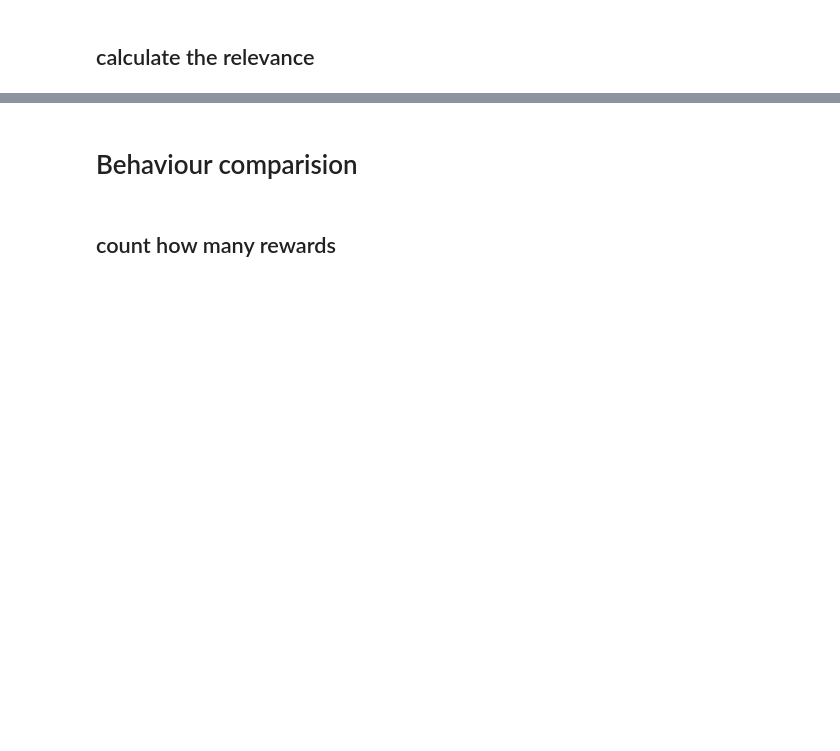
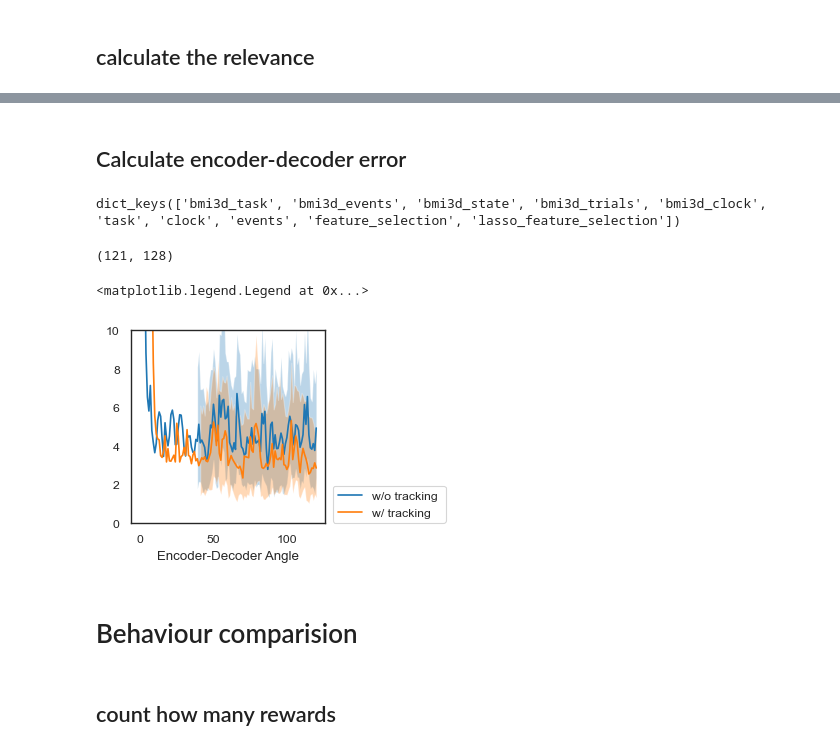
Before and after one commit to sijia66/adaptive_feature_selection, a Jupyter notebook: figure3_lasso_selection/231128_afs_figure3_full_feature_selection_full_lasso_random_seeds.ipynb, the cells around one changed output, grey strips where cells are left out. Cells and saved outputs as stored; diff of their text form; code cells hidden in the pictures; blank space fills up the shorter version.

Commit message:
started plotting the encoder decoder error

```diff
--- a/figure3_lasso_selection/231128_afs_figure3_full_feature_selection_full_lasso_random_seeds.ipynb
+++ b/figure3_lasso_selection/231128_afs_figure3_full_feature_selection_full_lasso_random_seeds.ipynb
@@ -488,3 +482,51 @@ plt.legend(feature_selection_schemes, loc=(1.04,0))
+# %% [markdown]
+## Calculate encoder-decoder error
+# %%
+from convergence_analysis import calc_cosine_to_target_matrix
+
+print(exp_data_all[0].keys())
+i = 0
+
+active_angles_all = []
+active_angles_25_all = []
+active_angles_75_all = []
+
+for i in range(len(exp_data_all)):
+
+    feature_selection_data = exp_data_all[i]['feature_selection']
+    enc_directions = feature_selection_data["sim_C"]
+    dec_directions = feature_selection_data['C_mat']
+
+    angles_hist = calc_cosine_to_target_matrix(dec_directions, enc_directions, deg = True)
+
+    active_angles = np.nanmedian(angles_hist, axis = 1)
+    active_angles_25, active_angles_75 = np.percentile(angles_hist,[25, 75] ,axis = 1)
+
+    # save the results
+    active_angles_all.append(active_angles)
+    active_angles_25_all.append(active_angles_25)
+    active_angles_75_all.append(active_angles_75)
+# %% [output]
+dict_keys(['bmi3d_task', 'bmi3d_events', 'bmi3d_state', 'bmi3d_trials', 'bmi3d_clock', 'task', 'clock', 'events', 'feature_selection', 'lasso_feature_selection'])
+(121, 128)
+# %%
+fig, ax = plt.subplots(1, 1, figsize = (2.5, 2.5))
+
+if len(exp_data_all) <= len(feature_selection_schemes):
+
+    for m, l_25, u_25, lab in zip(active_angles_all,
+                                active_angles_25_all,
+                                active_angles_75_all,
+                                feature_selection_schemes[:2]):
+        ax.plot(m, label = lab)
+        ax.fill_between(np.arange(len(m)), l_25, u_25, alpha = 0.3)
+    ax.set_xlabel('batch')
+    ax.set_xlabel("Encoder-Decoder Angle")
+    ax.set_ylim([0, 10])
+    ax.legend(loc = (1.04, 0))
+# %% [output]
+<matplotlib.legend.Legend at 0x...>
+[figure, added]
 # %% [markdown]
 
 # Behaviour comparision
```
Also changed, not shown: parts of 8 cells of this notebook, 1 other file.
